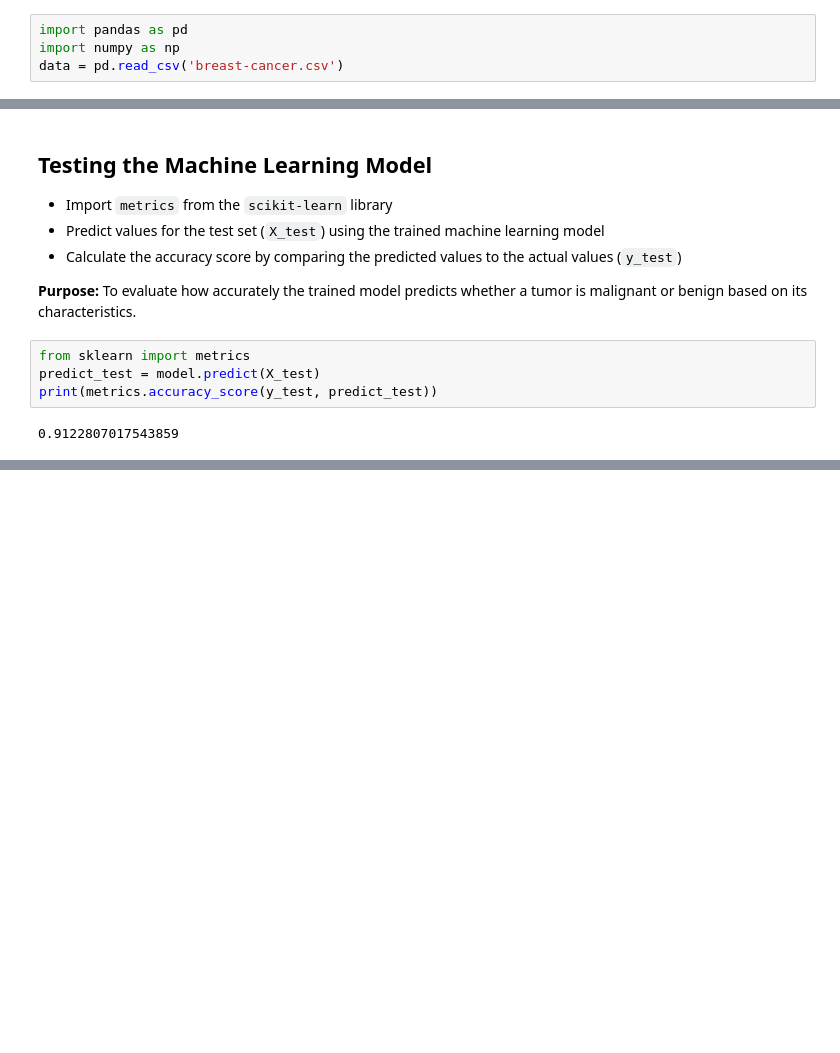
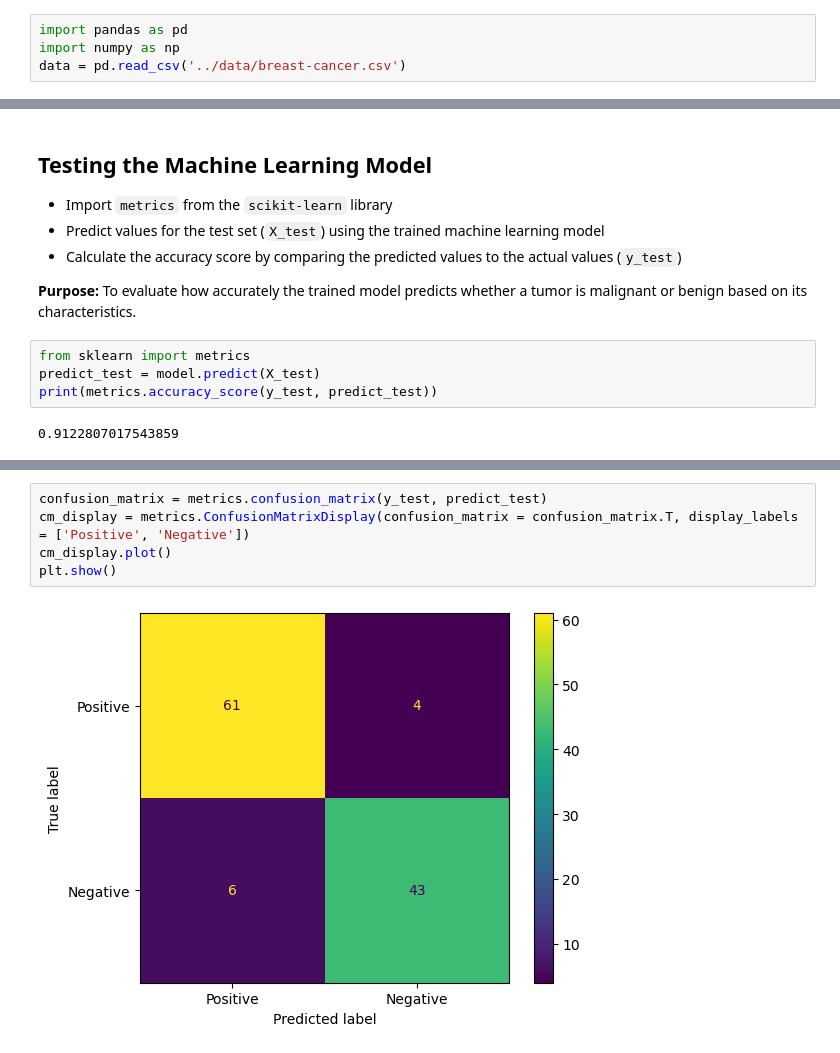
Before and after one commit to mahnooraltaf123/breast-cancer-data-analysis, a Jupyter notebook: notebooks/breast-cancer.ipynb, the cells around one changed output, grey strips where cells are left out. Cells and saved outputs as stored; diff of their text form; blank space fills up the shorter version.

```diff
--- a/notebooks/breast-cancer.ipynb
+++ b/notebooks/breast-cancer.ipynb
@@ -7,5 +7,5 @@
 # %%
 import pandas as pd
 import numpy as np
-data = pd.read_csv('breast-cancer.csv')
+data = pd.read_csv('../data/breast-cancer.csv')
 # %% [markdown]
@@ -241,0 +250,7 @@ print(metrics.accuracy_score(y_test, predict_test))
+# %%
+confusion_matrix = metrics.confusion_matrix(y_test, predict_test)
+cm_display = metrics.ConfusionMatrixDisplay(confusion_matrix = confusion_matrix.T, display_labels = ['Positive', 'Negative'])
+cm_display.plot()
+plt.show()
+# %% [output]
+[figure, added]
```
Also changed, not shown: parts of 2 cells of this notebook, 1 other file.
